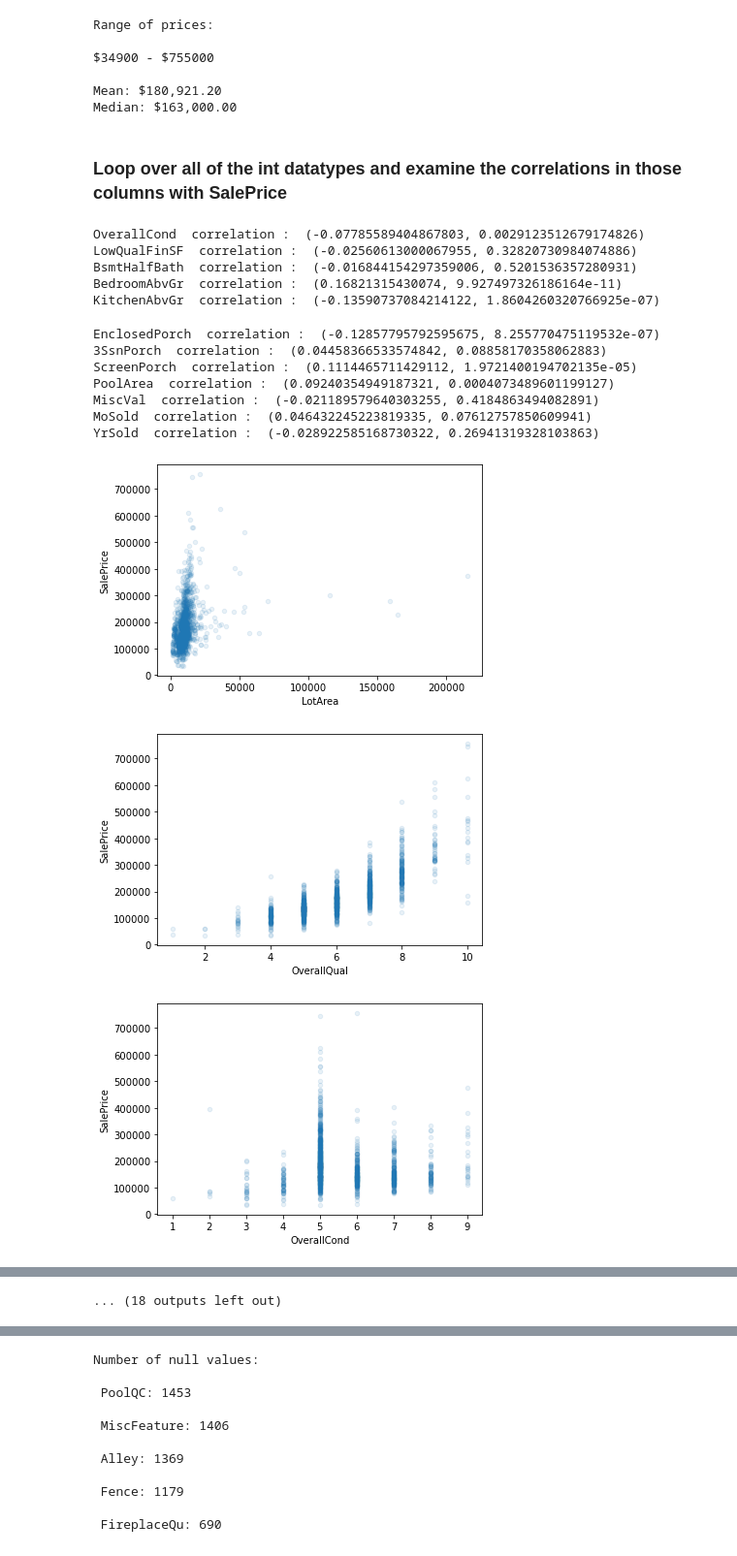
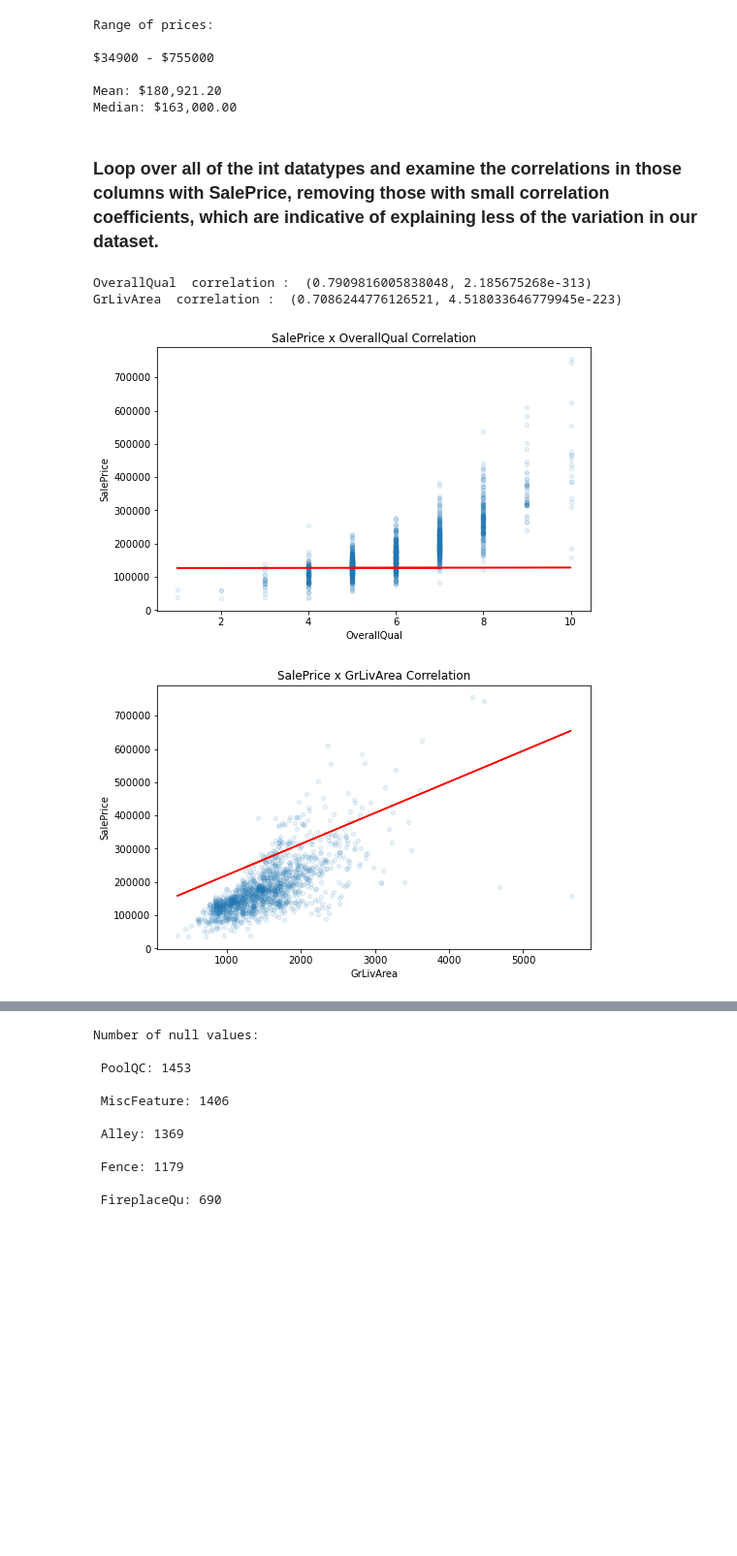
Before and after one commit to StephenDodd1/HousingPricePredictiveModel, a Jupyter notebook: Notebooks/01_data_wrangling.ipynb, the cells around one changed output, grey strips where cells are left out. Shown at 97% size. Drawn from its saved outputs; the diff is of its cells as text; code cells hidden in the pictures; blank space fills up the shorter version.

```diff
--- a/Notebooks/01_data_wrangling.ipynb
+++ b/Notebooks/01_data_wrangling.ipynb
@@ -280,0 +621,13 @@ pd.DataFrame(df.groupby( ['BsmtExposure'])['TotalSF'].describe().loc[:,['mean','
+# %%
+temp_df = df[df['BsmtExposure'].isin(['Md','Gd','Av','No'])]
+model = sm.OLS(temp_df.SalePrice, sm.add_constant(temp_df.TotalSF))
+colors = temp_df.BsmtExposure.map({'Av':'skyblue','Gd':'blue','Mn':'green','No':'coral'})
+alphas = np.where(temp_df.BsmtExposure == 'No', .25, 1)
+p = model.fit().params
+x = temp_df.TotalSF
+ax = temp_df.plot(x='TotalSF', y='SalePrice', c=colors, alpha=alphas, kind='scatter', figsize=(12,9))
+ax.plot(x, p.const + p.TotalSF * x, c='r')
+plt.title('Sale Price x TotalSF by Basement Exposure',size=18)
+plt.rc("figure", figsize=(8,5))
+plt.show()
+print ("correlation :",scipy.stats.pearsonr(temp_df.SalePrice, temp_df.TotalSF))
@@ -307,0 +679,6 @@ pd.DataFrame(df.groupby( ['LandContour'])['SalePrice'].describe().loc[:,['mean',
+# %%
+df['intercept'] = 1
+dummies=pd.get_dummies(df['LotShape'])
+lm = sm.OLS(df['SalePrice'],dummies,hasconst=True)
+result = lm.fit()
+result.summary()
@@ -307,0 +707,6 @@ pd.DataFrame(df.groupby( ['LandContour'])['SalePrice'].describe().loc[:,['mean',
+# %%
+df['intercept'] = 1
+dummies=pd.get_dummies(df['LandContour'])
+lm = sm.OLS(df['SalePrice'],dummies,hasconst=True)
+result = lm.fit()
+result.summary()
@@ -344,30 +775,24 @@ $34900 - $755000
 Mean: $180,921.20
 Median: $163,000.00
 # %% [markdown]
-### Loop over all of the int datatypes and examine the correlations in those columns with SalePrice
+### Loop over all of the int datatypes and examine the correlations in those columns with SalePrice, removing those with small correlation coefficients, which are indicative of explaining less of the variation in our dataset.
 # %%
-for column in df.select_dtypes('int64').columns:
-    if(column not in ['Id', 'SalePrice', 'MSSubClass','MSZoning']):
+for idx, column in enumerate(df.select_dtypes('int64').columns):
+    if(column not in ['Id', 'SalePrice', 'MSSubClass','MSZoning', 'TotalSF']):
         col_model = sm.OLS(df.SalePrice, sm.add_constant(df[column]))
         col_p = sfb_model.fit().params
-        x = df[column]
-        ax = df.plot(x=column, y='SalePrice', kind='scatter', alpha = 0.1)
         corrcoef = scipy.stats.pearsonr(df.SalePrice, df[column])
-        if(np.abs(corrcoef[0]) < .2):
+        if(np.abs(corrcoef[0]) > .7):
+            col=col_p.iloc[1]
+            x = df[column]
+            ax = df.plot(x=column, y='SalePrice', kind='scatter', alpha = 0.1)
+            ax.plot(x,col_p.const + col * x, c='r')
+            plt.title('SalePrice x ' + column + ' Correlation')
             print(column, " correlation : ",corrcoef)
+        else:
+            df.drop(columns=[column])
 # %% [output]
-OverallCond  correlation :  (-0.07785589404867803, 0.0029123512679174826)
-LowQualFinSF  correlation :  (-0.02560613000067955, 0.32820730984074886)
-BsmtHalfBath  correlation :  (-0.016844154297359006, 0.5201536357280931)
-BedroomAbvGr  correlation :  (0.16821315430074, 9.927497326186164e-11)
-KitchenAbvGr  correlation :  (-0.13590737084214122, 1.8604260320766925e-07)
+OverallQual  correlation :  (0.7909816005838048, 2.185675268e-313)
+GrLivArea  correlation :  (0.7086244776126521, 4.518033646779945e-223)
-EnclosedPorch  correlation :  (-0.12857795792595675, 8.255770475119532e-07)
-3SsnPorch  correlation :  (0.04458366533574842, 0.08858170358062883)
-ScreenPorch  correlation :  (0.1114465711429112, 1.9721400194702135e-05)
-PoolArea  correlation :  (0.09240354949187321, 0.0004073489601199127)
-MiscVal  correlation :  (-0.021189579640303255, 0.4184863494082891)
-MoSold  correlation :  (0.046432245223819335, 0.07612757850609941)
-YrSold  correlation :  (-0.028922585168730322, 0.26941319328103863)
-[figure, old version]
+[figure, new version]
-[figure, old version]
+[figure, new version]
-[figure, removed]
@@ -381 +798,0 @@ YrSold  correlation :  (-0.028922585168730322, 0.26941319328103863)
-... (18 outputs left out)
```
Also changed, not shown: parts of 201 cells of this notebook, 1 other file.
